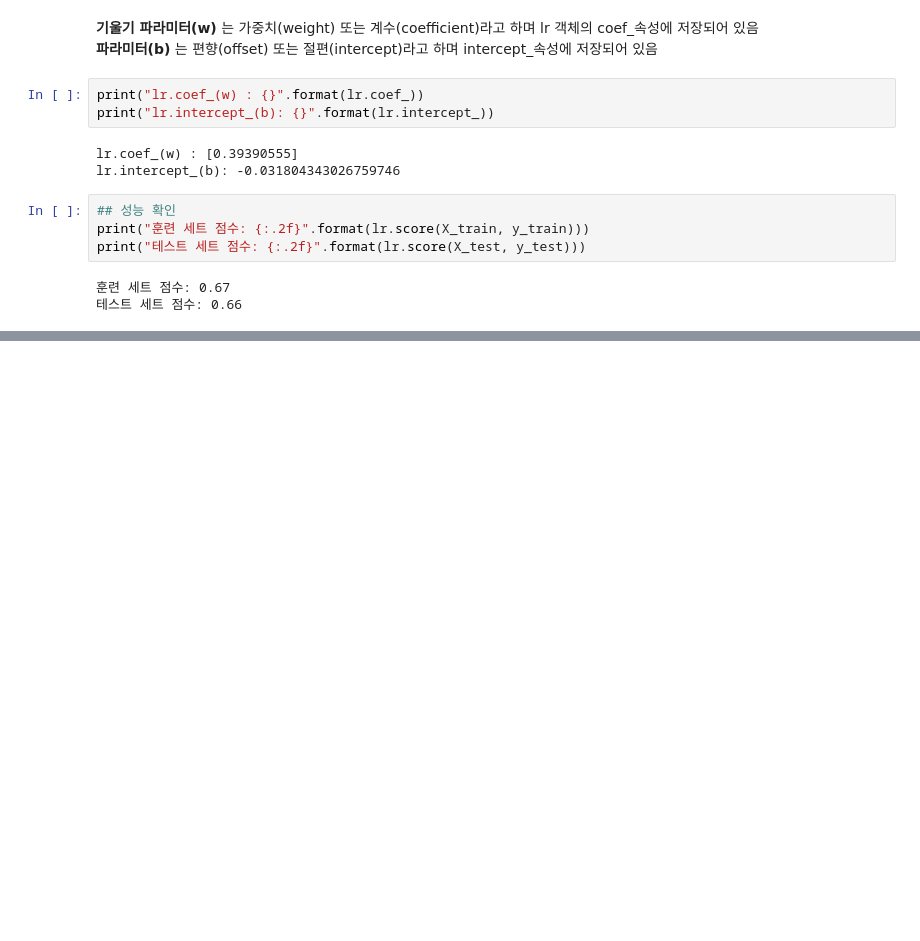
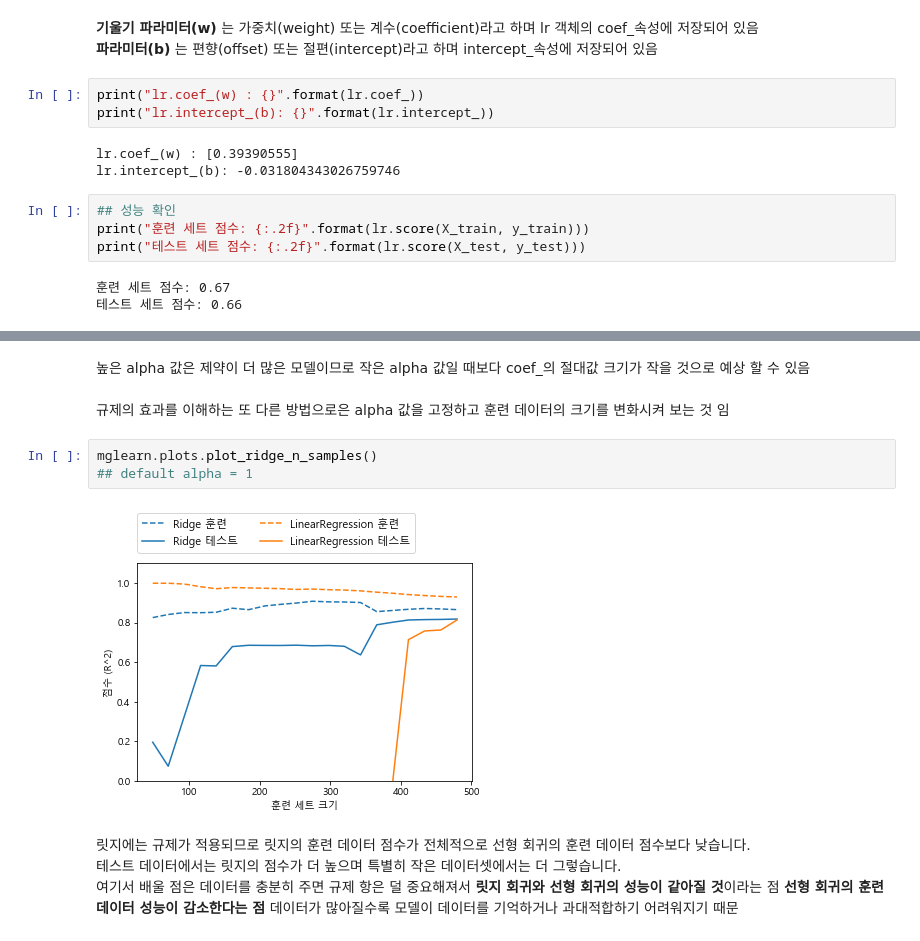
Before and after one commit to ksh901016/python_exam, a Jupyter notebook: scikit-learn/002 지도학습.ipynb, the cells around one changed output, grey strips where cells are left out. Drawn from its saved outputs; the diff is of its cells as text; blank space fills up the shorter version.

```diff
--- a/scikit-learn/002 지도학습.ipynb
+++ b/scikit-learn/002 지도학습.ipynb
@@ -106,0 +194,14 @@ R^2 값이 그리 좋지않고 훈련세트나 테스트세트의 점수가 매
+# %% [markdown]
+높은 alpha 값은 제약이 더 많은 모델이므로 작은 alpha 값일 때보다 coef_의 절대값 크기가 작을 것으로 예상 할 수 있음<br>
+<br>
+규제의 효과를 이해하는 또 다른 방법으로은 alpha 값을 고정하고 훈련 데이터의 크기를 변화시켜 보는 것 임<br>
+# %%
+mglearn.plots.plot_ridge_n_samples()
+## default alpha = 1
+# %% [output]
+[figure, added]
+# %% [markdown]
+릿지에는 규제가 적용되므로 릿지의 훈련 데이터 점수가 전체적으로 선형 회귀의 훈련 데이터 점수보다 낮습니다.<br>
+테스트 데이터에서는 릿지의 점수가 더 높으며 특별히 작은 데이터셋에서는 더 그렇습니다.<br>
+여기서 배울 점은 데이터를 충분히 주면 규제 항은 덜 중요해져서 **릿지 회귀와 선형 회귀의 성능이 같아질 것**이라는 점
+**선형 회귀의 훈련 데이터 성능이 감소한다는 점** 데이터가 많아질수록 모델이 데이터를 기억하거나 과대적합하기 어려워지기 때문
```
Also changed, not shown: parts of 12 cells of this notebook.
